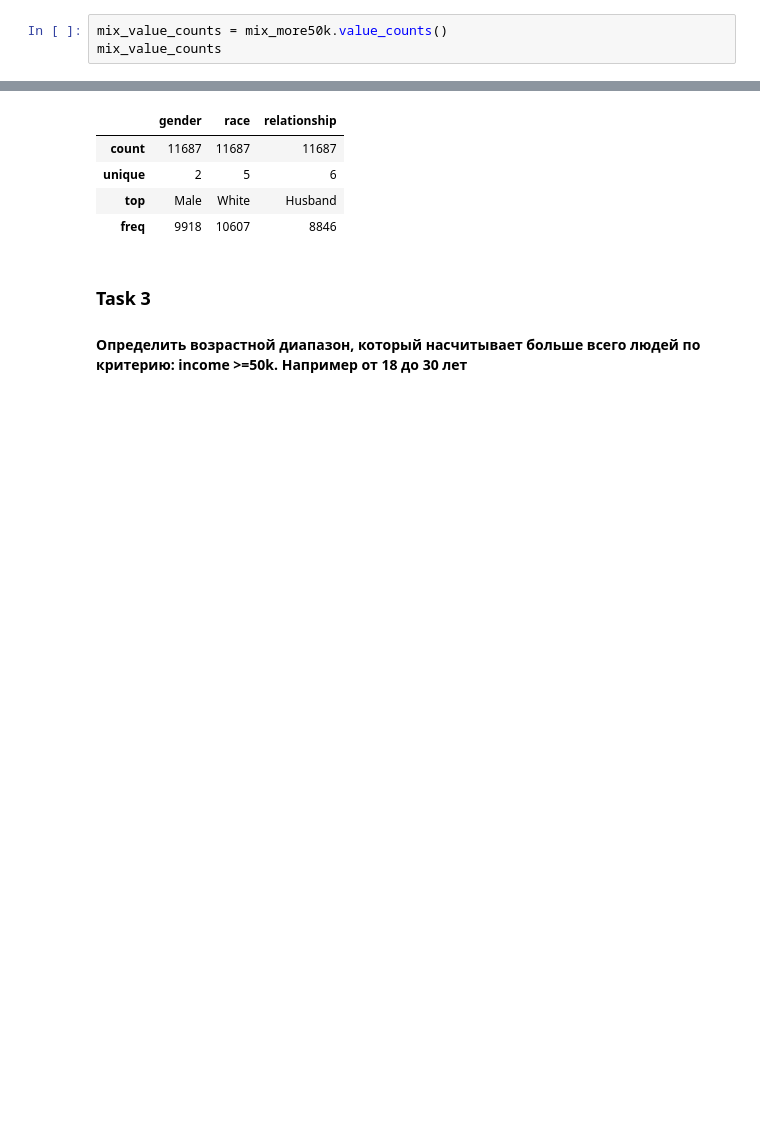
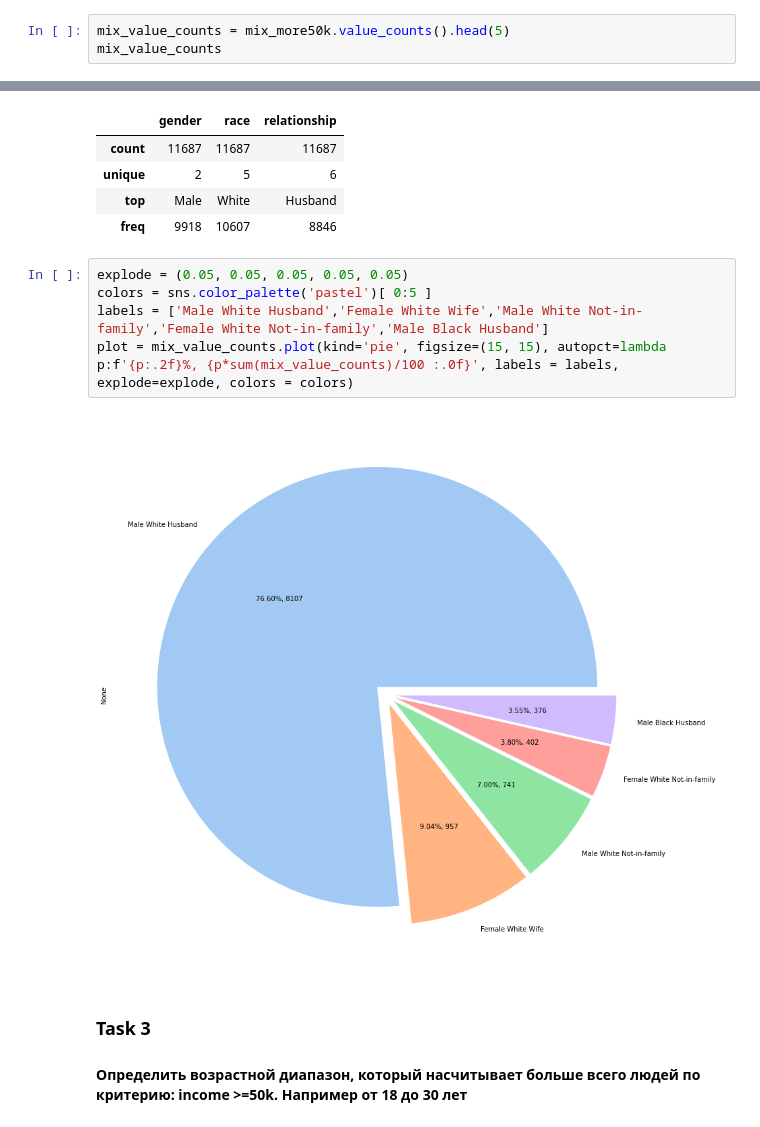
Before and after one commit to PolinaLegusheva/pandas, a Jupyter notebook: Untitled.ipynb, the cells around one changed output, grey strips where cells are left out. Drawn from its saved outputs; the diff is of its cells as text; blank space fills up the shorter version.

```diff
--- a/Untitled.ipynb
+++ b/Untitled.ipynb
@@ -104,6 +104,6 @@ _ = plt.xlabel('Gender groups with income > 50k')
 # %%
 mix_more50k = people_more50k[['gender','race','relationship']]
 # %%
-mix_value_counts = mix_more50k.value_counts()
+mix_value_counts = mix_more50k.value_counts().head(5)
 mix_value_counts
 # %% [output]
@@ -132,6 +122,13 @@ mix_more50k.describe()
 | unique | 2 | 5 | 6 |
 | top | Male | White | Husband |
 | freq | 9918 | 10607 | 8846 |
+# %%
+explode = (0.05, 0.05, 0.05, 0.05, 0.05)
+colors = sns.color_palette('pastel')[ 0:5 ]
+labels = ['Male White Husband','Female White Wife','Male White Not-in-family','Female White Not-in-family','Male Black Husband']
+plot = mix_value_counts.plot(kind='pie', figsize=(15, 15), autopct=lambda p:f'{p:.2f}%, {p*sum(mix_value_counts)/100 :.0f}', labels = labels, explode=explode, colors = colors)
+# %% [output]
+[figure, added]
 # %% [markdown]
 ### Task 3
 #### Определить возрастной диапазон, который насчитывает больше всего людей по критерию: income >=50k. Например от 18 до 30 лет
```
Also changed, not shown: parts of 10 cells of this notebook.
